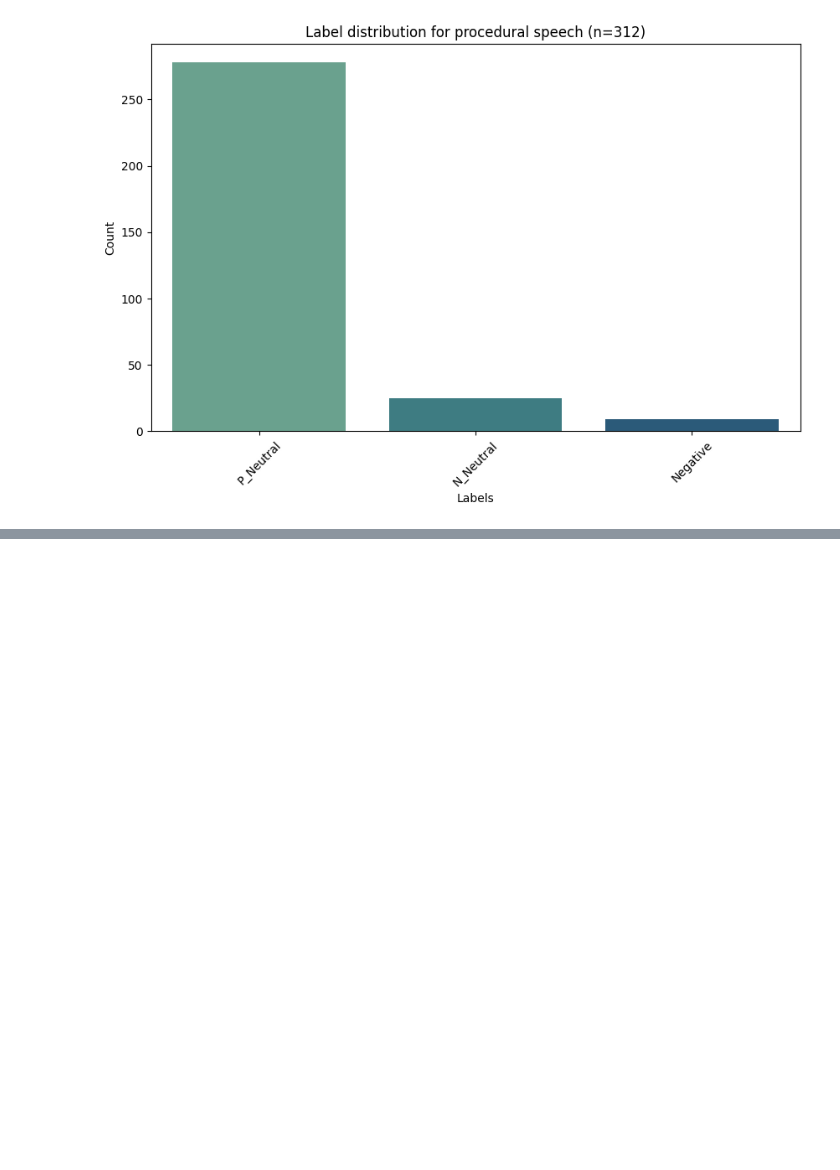
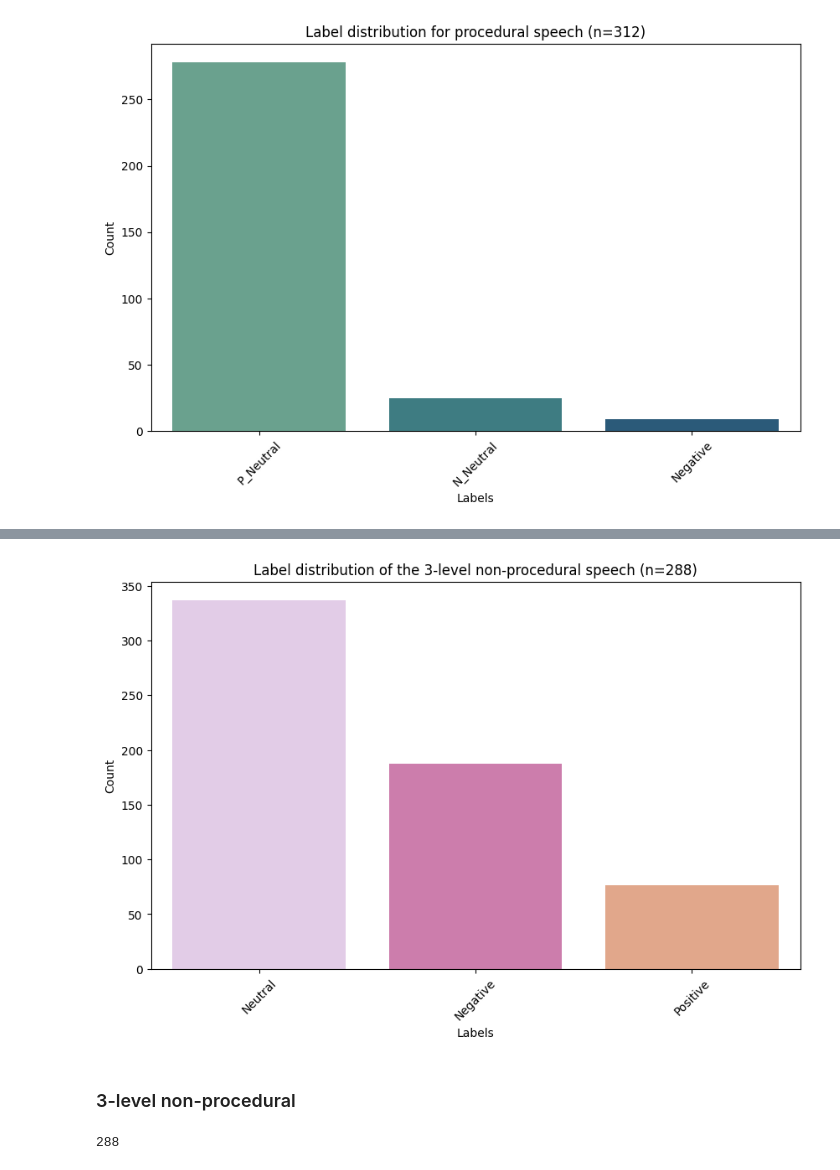
Before and after one commit to katjameden/ParlaMint_Sentiment, a Jupyter notebook: Annotation_Main/Main_Analysis.ipynb, the cells around one changed output, grey strips where cells are left out. Saved outputs shown, nothing was run; the diff lists cells and outputs as text; code cells hidden in the pictures; blank space fills up the shorter version.

```diff
--- a/Annotation_Main/Main_Analysis.ipynb
+++ b/Annotation_Main/Main_Analysis.ipynb
@@ -203,0 +336,18 @@ plt.show()
+# %%
+plt.figure(figsize=(10,6))
+sns.barplot(x=scale_tags.index, y=scale_tags.values, hue=scale_tags.index, palette=custom_palette)
+plt.title('Label distribution of the 3-level non-procedural speech (n=288)')
+plt.xlabel('Labels')
+plt.ylabel('Count')
+plt.xticks(rotation=45)
+plt.savefig('Figures/Labels_3-level_nonprocedural_bar', dpi=300, bbox_inches='tight')
+plt.show()
+# %% [output]
+[figure, added]
+# %% [markdown]
+### 3-level non-procedural
+# %%
+df_non = df[df['chair'] == False]
+len(df_non)
+# %% [output]
+288
```
Also changed, not shown: parts of 53 cells of this notebook, 7 other files.
